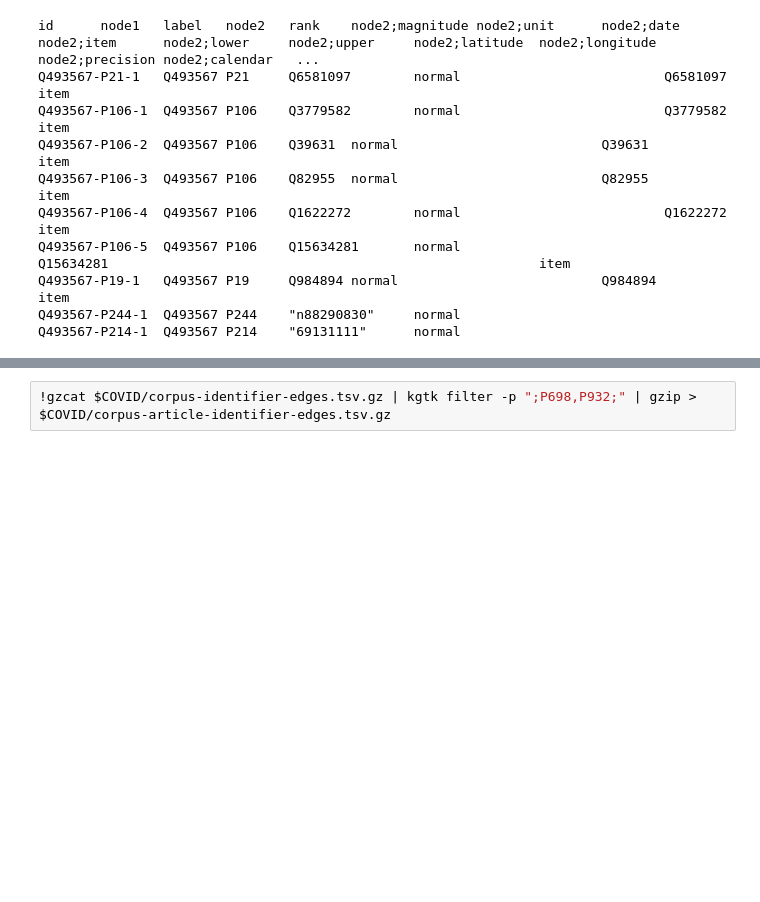
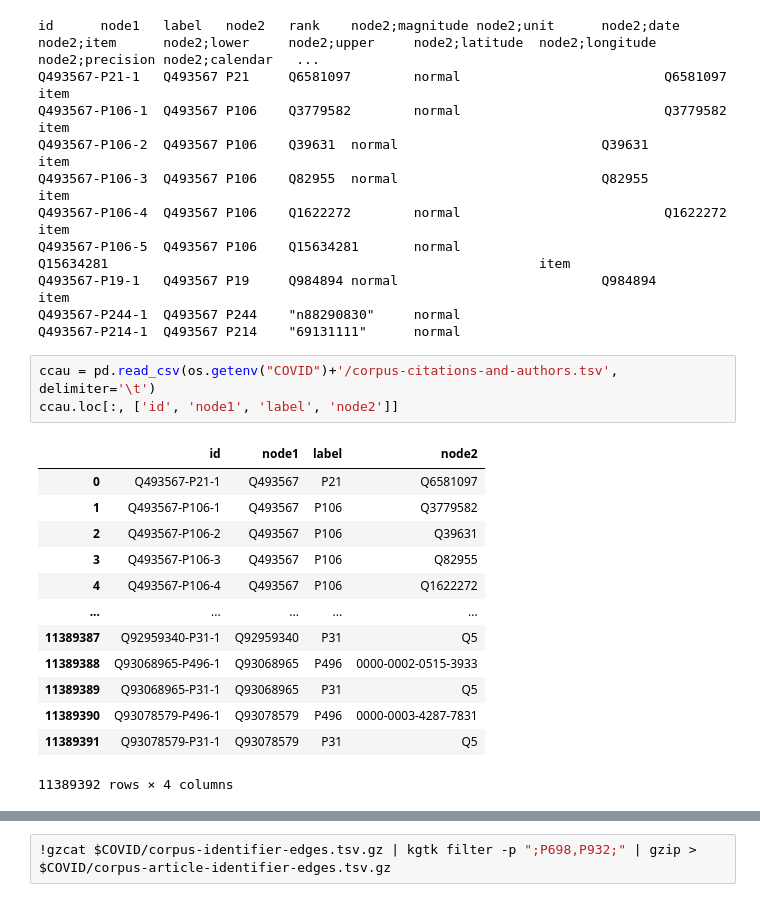
Before and after one commit to usc-isi-i2/CKG-COVID-19, a Jupyter notebook: build-covid-kg.ipynb, the cells around one changed output, grey strips where cells are left out. Cells and saved outputs as stored; diff of their text form; blank space fills up the shorter version.

```diff
--- a/build-covid-kg.ipynb
+++ b/build-covid-kg.ipynb
@@ -296,3 +374,20 @@ Q493567-P106-5  Q493567 P106    Q15634281       normal
 Q493567-P19-1   Q493567 P19     Q984894 normal                          Q984894                                                 item
 Q493567-P244-1  Q493567 P244    "n88290830"     normal
 Q493567-P214-1  Q493567 P214    "69131111"      normal
+# %%
+ccau = pd.read_csv(os.getenv("COVID")+'/corpus-citations-and-authors.tsv', delimiter='\t')
+ccau.loc[:, ['id', 'node1', 'label', 'node2']]
+# %% [output]
+|  | id | node1 | label | node2 |
+| 0 | Q493567-P21-1 | Q493567 | P21 | Q6581097 |
+| 1 | Q493567-P106-1 | Q493567 | P106 | Q3779582 |
+| 2 | Q493567-P106-2 | Q493567 | P106 | Q39631 |
+| 3 | Q493567-P106-3 | Q493567 | P106 | Q82955 |
+| 4 | Q493567-P106-4 | Q493567 | P106 | Q1622272 |
+| ... | ... | ... | ... | ... |
+| 11389387 | Q92959340-P31-1 | Q92959340 | P31 | Q5 |
+| 11389388 | Q93068965-P496-1 | Q93068965 | P496 | 0000-0002-0515-3933 |
+| 11389389 | Q93068965-P31-1 | Q93068965 | P31 | Q5 |
+| 11389390 | Q93078579-P496-1 | Q93078579 | P496 | 0000-0003-4287-7831 |
+| 11389391 | Q93078579-P31-1 | Q93078579 | P31 | Q5 |
+11389392 rows × 4 columns
```
Also changed, not shown: parts of 12 cells of this notebook.
